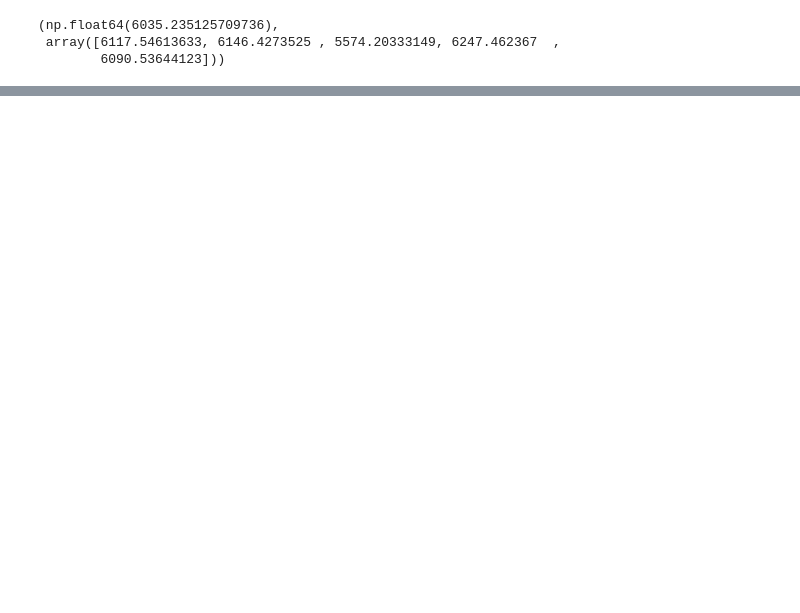
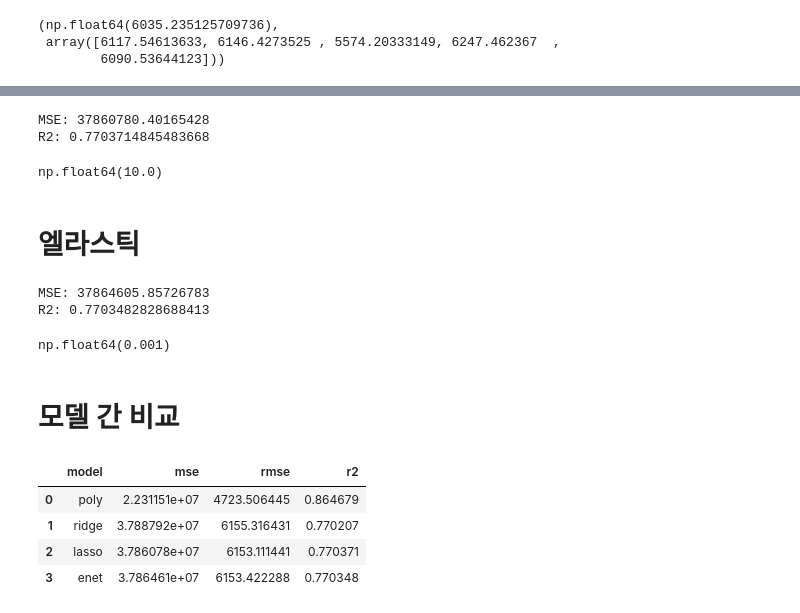
Before and after one commit to bhjin97/hipython_rep, a Jupyter notebook: 38. 보혐료예측모델.ipynb, the cells around one changed output, grey strips where cells are left out. Saved outputs shown, nothing was run; the diff lists cells and outputs as text; code cells hidden in the pictures; blank space fills up the shorter version.

```diff
--- a/38. 보혐료예측모델.ipynb
+++ b/38. 보혐료예측모델.ipynb
@@ -219,0 +229,7 @@ pd.DataFrame(results)
+# %%
+alphas = [0.001, 0.01, 0.1, 1.0 ,10, 100]
+ridge_cv = RidgeCV(alphas=alphas, cv = 5)
+ridge_cv.fit(X_train, y_train)
+ridge_preds = ridge_cv.predict(X_test)
+print("MSE:", mean_squared_error(y_test, ridge_preds))
+print("R2:", r2_score(y_test, ridge_preds))
@@ -219,0 +245,57 @@ pd.DataFrame(results)
+# %%
+alphas = [0.001, 0.01, 0.1, 1.0 ,10, 100]
+lasso_CV = LassoCV(alphas=alphas, cv = 5)
+lasso_CV.fit(X_train, y_train)
+lasso_preds = lasso_CV.predict(X_test)
+print("MSE:", mean_squared_error(y_test, lasso_preds))
+print("R2:", r2_score(y_test, lasso_preds))
+# %% [output]
+MSE: 37860780.40165428
+R2: 0.7703714845483668
+# %%
+lasso_CV.alpha_
+# %% [output]
+np.float64(10.0)
+# %% [markdown]
+# 엘라스틱
+# %%
+alphas = [0.001, 0.01, 0.1, 1.0 ,10, 100]
+enet_cv = ElasticNetCV(alphas=alphas, cv = 5)
+enet_cv.fit(X_train, y_train)
+enet_pred = enet_cv.predict(X_test)
+print("MSE:", mean_squared_error(y_test, enet_pred))
+print("R2:", r2_score(y_test, enet_pred))
+# %% [output]
+MSE: 37864605.85726783
+R2: 0.7703482828688413
+# %%
+enet_cv.alpha_
+# %% [output]
+np.float64(0.001)
+# %% [markdown]
+# 모델 간 비교
+# %%
+results = pd.DataFrame ({
+    'model' : ['poly', 'ridge', 'lasso', 'enet'],
+    'mse' : [mean_squared_error(y_test, pred_poly),
+             mean_squared_error(y_test, pred_ridge),
+             mean_squared_error(y_test, lasso_preds),
+             mean_squared_error(y_test, enet_pred)],
+    'rmse' : [np.sqrt(mean_squared_error(y_test, pred_poly)),
+            np.sqrt(mean_squared_error(y_test, pred_ridge)),
+            np.sqrt(mean_squared_error(y_test, lasso_preds)),
+            np.sqrt(mean_squared_error(y_test, enet_pred))],
+    'r2' : [r2_score(y_test, pred_poly),
+             r2_score(y_test, pred_ridge),
+             r2_score(y_test, lasso_preds),
+             r2_score(y_test, enet_pred)]
+
+})
+
+results
+# %% [output]
+|  | model | mse | rmse | r2 |
+| 0 | poly | 2.231151e+07 | 4723.506445 | 0.864679 |
+| 1 | ridge | 3.788792e+07 | 6155.316431 | 0.770207 |
+| 2 | lasso | 3.786078e+07 | 6153.111441 | 0.770371 |
+| 3 | enet | 3.786461e+07 | 6153.422288 | 0.770348 |
```
Also changed, not shown: parts of 15 cells of this notebook, 1 other file.
